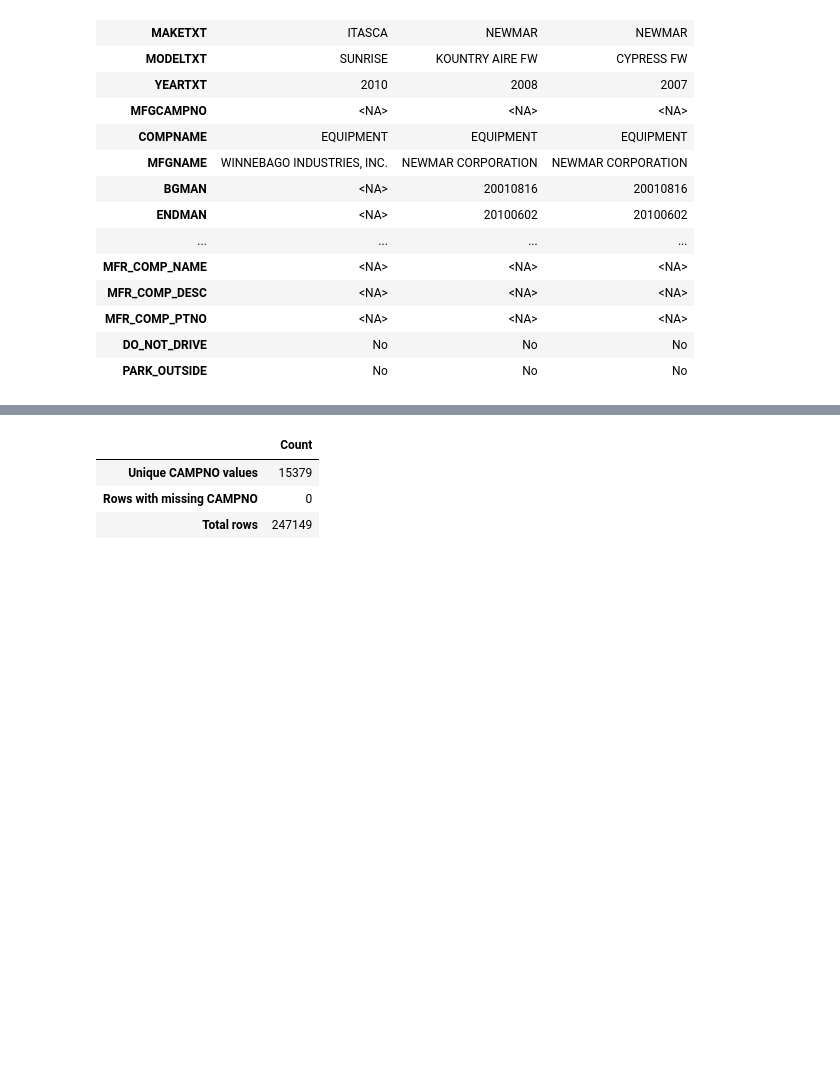
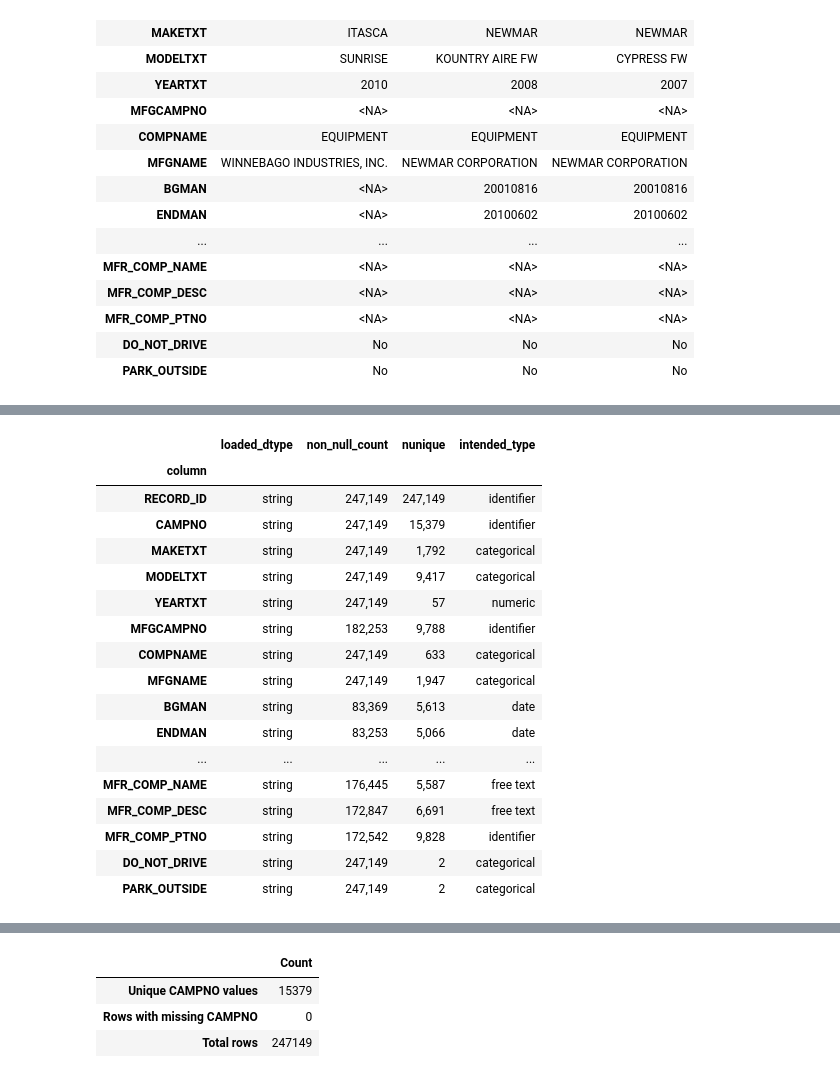
Before and after one commit to aaj013-creator/dsc180a-llm-wiki-vs-rag, a Jupyter notebook: notebooks/eda.ipynb, the cells around one changed output, grey strips where cells are left out. Saved outputs shown, nothing was run; the diff lists cells and outputs as text; code cells hidden in the pictures; blank space fills up the shorter version.

```diff
--- a/notebooks/eda.ipynb
+++ b/notebooks/eda.ipynb
@@ -94,0 +124,64 @@ Loaded 247,149 records and 29 columns.
+# %%
+# Analytical roles based on RCL.txt; these labels do not cast any columns.
+intended_column_types = {
+    "RECORD_ID": "identifier",
+    "CAMPNO": "identifier",
+    "MAKETXT": "categorical",
+    "MODELTXT": "categorical",
+    "YEARTXT": "numeric",
+    "MFGCAMPNO": "identifier",
+    "COMPNAME": "categorical",
+    "MFGNAME": "categorical",
+    "BGMAN": "date",
+    "ENDMAN": "date",
+    "RCLTYPECD": "categorical",
+    "POTAFF": "numeric",
+    "ODATE": "date",
+    "INFLUENCED_BY": "categorical",
+    "MFGTXT": "categorical",
+    "RCDATE": "date",
+    "DATEA": "date",
+    "RPNO": "identifier",
+    "FMVSS": "identifier",
+    "DESC_DEFECT": "free text",
+    "CONEQUENCE_DEFECT": "free text",
+    "CORRECTIVE_ACTION": "free text",
+    "NOTES": "free text",
+    "RCL_CMPT_ID": "identifier",
+    "MFR_COMP_NAME": "free text",
+    "MFR_COMP_DESC": "free text",
+    "MFR_COMP_PTNO": "identifier",
+    "DO_NOT_DRIVE": "categorical",
+    "PARK_OUTSIDE": "categorical",
+}
+
+column_inventory = pd.DataFrame({
+    "loaded_dtype": recalls_df.dtypes.astype(str),
+    "non_null_count": recalls_df.count(),
+    "nunique": recalls_df.nunique(dropna=True),
+    "intended_type": pd.Series(intended_column_types),
+}, index=recalls_df.columns).rename_axis("column")
+
+display(column_inventory.style.format({
+    "non_null_count": "{:,.0f}",
+    "nunique": "{:,.0f}",
+}))
+# %% [output]
+|  | loaded_dtype | non_null_count | nunique | intended_type |
+| column |  |  |  |  |
+| RECORD_ID | string | 247,149 | 247,149 | identifier |
+| CAMPNO | string | 247,149 | 15,379 | identifier |
+| MAKETXT | string | 247,149 | 1,792 | categorical |
+| MODELTXT | string | 247,149 | 9,417 | categorical |
+| YEARTXT | string | 247,149 | 57 | numeric |
+| MFGCAMPNO | string | 182,253 | 9,788 | identifier |
+| COMPNAME | string | 247,149 | 633 | categorical |
+| MFGNAME | string | 247,149 | 1,947 | categorical |
+| BGMAN | string | 83,369 | 5,613 | date |
+| ENDMAN | string | 83,253 | 5,066 | date |
+| ... | ... | ... | ... | ... |
+| MFR_COMP_NAME | string | 176,445 | 5,587 | free text |
+| MFR_COMP_DESC | string | 172,847 | 6,691 | free text |
+| MFR_COMP_PTNO | string | 172,542 | 9,828 | identifier |
+| DO_NOT_DRIVE | string | 247,149 | 2 | categorical |
+| PARK_OUTSIDE | string | 247,149 | 2 | categorical |
```
Also changed, not shown: parts of 24 cells of this notebook.
